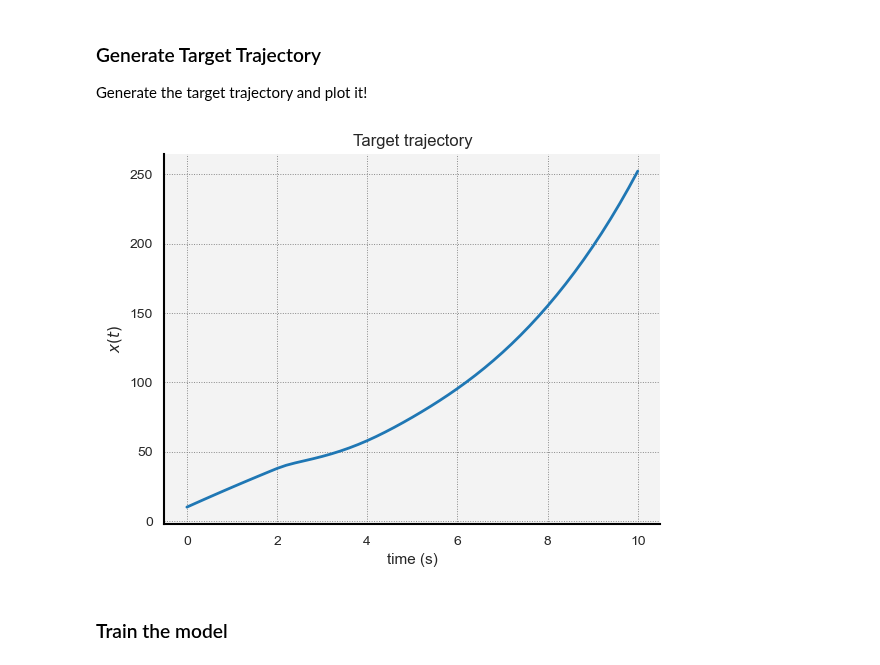
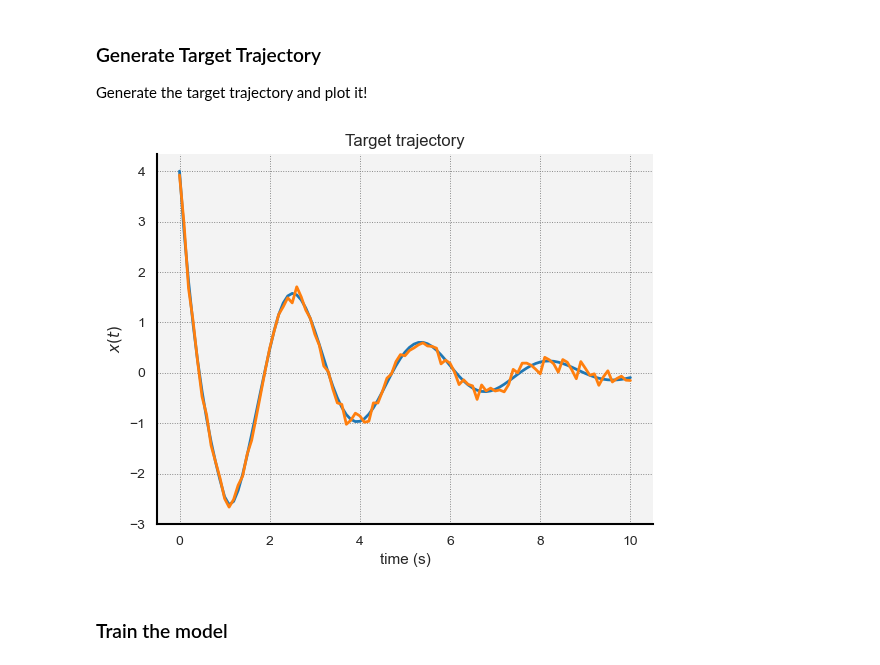
Before and after one commit to punkduckable/NDDE, a Jupyter notebook: NDDE.ipynb, the cells around one changed output. Saved outputs shown, nothing was run; the diff lists cells and outputs as text; code cells hidden in the pictures.

```diff
--- a/NDDE.ipynb
+++ b/NDDE.ipynb
@@ -76,6 +76,19 @@ Initialize_MPL();
 
 Generate the target trajectory and plot it!
 # %%
+# Exponential
+# Logistic
+from    Model   import  Exponential         as F_Model;
+from    X0      import  Affine              as X0_Model;
+
+# Set up the parameters and tau value for the target trajectory.
+F_Target        = F_Model(theta_0 = -2.0, theta_1 = -2.0);
+a_Target        = torch.Tensor([1.5]);
+b_Target        = torch.Tensor([4.0]);
+X0_Target       = X0_Model(a = a_Target, b = b_Target);
+tau_Target      = torch.tensor(1.0);
+T_Target        = torch.tensor(10.0);
+
 """
 # Logistic
 from    Model   import  Logistic              as F_Model;
@@ -99,42 +112,46 @@ from    X0      import  Affine              as X0_Model;
 F_Target        = F_Model(p = 1.0, V0 = 7.0, a = 2.0, m = 8);
 a_Target        = torch.Tensor([0.5]);
 b_Target        = torch.Tensor([2]);
 X0_Target       = X0_Model(a = a_Target, b = b_Target);
 tau_Target      = torch.tensor(0.25);
 T_Target        = torch.tensor(3.0);
 """
 
-
+"""
 # HIV
 from    Model   import  HIV                 as F_Model;
 from    X0      import  Affine              as X0_Model;
 
 # Set up the parameters and tau value for the target trajectory.
-F_Target        = F_Model(  k   = .0343,
+F_Target        = F_Model(  k   = .00343,
                             T0  = 1800.0,
-                            m   = 2.0,
+                            m   = 5.0,
                             d   = 0.05,
                             np  = 0.43,
                             N   = 48.,
-                            c   = 3.0);
+                            c   = 2.0);
 a_Target        = torch.Tensor([0, 0,       0]);
 b_Target        = torch.Tensor([10, 13.4, 0]);
 X0_Target       = X0_Model(a = a_Target, b = b_Target);
-tau_Target      = torch.tensor(2.0);
+tau_Target      = torch.tensor(1.0);
 T_Target        = torch.tensor(10.0);
-
+"""
 
 # Get the target trajectory!
-x_Target, t_Target  = DDE_Solver(F = F_Target, X0 = X0_Target, tau = tau_Target, T = T_Target);
+x_True, t_Target  = DDE_Solver(F = F_Target, X0 = X0_Target, tau = tau_Target, T = T_Target);
+
+# Add some noise!
+x_Target      = Add_Noise(x_True, l = 0.1);
 
 # Finally, lets plot the target trajectory.
-seaborn.lineplot(x = t_Target, y = x_Target[:, 0].reshape(-1).detach().numpy());
+seaborn.lineplot(x = t_Target, y = x_True[:,    0].reshape(-1).detach().numpy());
+seaborn.lineplot(x = t_Target, y = x_Target[:,  0].reshape(-1).detach().numpy());
 seaborn.despine();
 plt.xlabel("time (s)");
 plt.ylabel(r"$x(t)$");
 plt.title("Target trajectory");
 # %% [output]
-[figure, old version]
+[figure, new version]
 # %% [markdown]
 ### Train the model
 # %%
```
Also changed, not shown: parts of 4 cells of this notebook, 5 other files.
